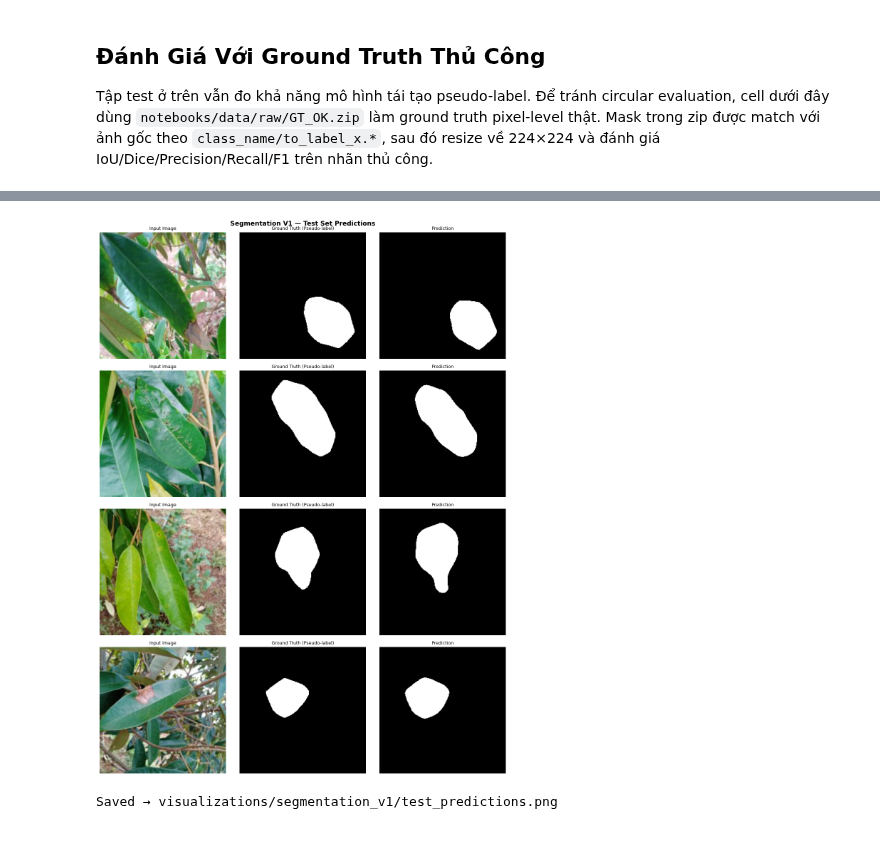
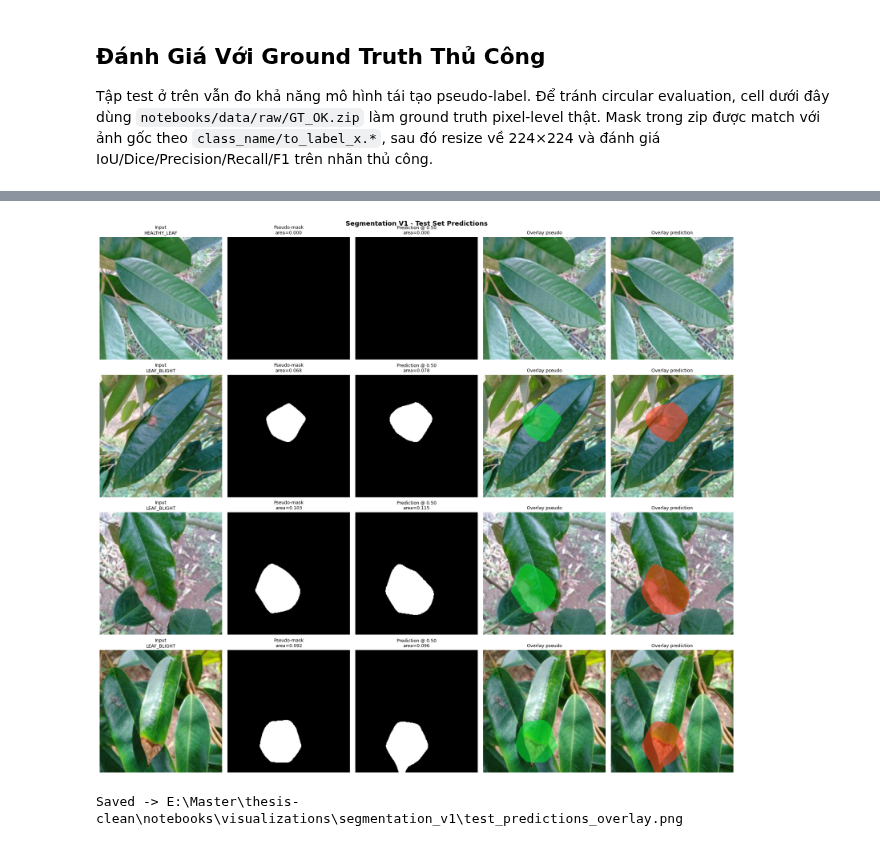
Before and after one commit to HieuDoan188/durian_leaf, a Jupyter notebook: notebooks/05-v1-unet-segmentation-baseline.ipynb, the cells around one changed output, grey strips where cells are left out. Saved outputs shown, nothing was run; the diff lists cells and outputs as text; code cells hidden in the pictures.

```diff
--- a/notebooks/05-v1-unet-segmentation-baseline.ipynb
+++ b/notebooks/05-v1-unet-segmentation-baseline.ipynb
@@ -199,6 +419,7 @@ Loss = BCE + Dice: BCE penalize từng pixel độc lập, Dice tối ưu overla
 # %%
 model = EfficientNetUNet(num_classes=1, pretrained=True).to(device)
 criterion_bce = nn.BCEWithLogitsLoss()
+
 
 def dice_loss(pred, target, smooth=1):
     pred = torch.sigmoid(pred)
@@ -207,7 +428,8 @@ def dice_loss(pred, target, smooth=1):
     dice = (2.0 * intersection + smooth) / (union + smooth)
     return 1 - dice
 
-optimizer = optim.Adam(model.parameters(), lr=1e-4)
+
+optimizer = optim.Adam(model.parameters(), lr=CONFIG["learning_rate"])
 scheduler = optim.lr_scheduler.ReduceLROnPlateau(optimizer, mode='min', patience=2, factor=0.5)
 # %% [markdown]
 ## Metrics
@@ -406,0 +620,10 @@ Epoch 11/30 | train_loss=0.2389 val_loss=0.3228 | train_iou=0.7993 val_iou=0.749
+# %%
+with open(metrics_dir / 'training_history.json', 'w') as f:
+    json.dump(history, f, indent=2)
+
+best_val_loss = float(np.min(history['val_loss'])) if history['val_loss'] else float('nan')
+best_val_loss_epoch = int(np.argmin(history['val_loss']) + 1) if history['val_loss'] else -1
+best_val_iou_epoch = int(np.argmax(history['val_iou']) + 1) if history['val_iou'] else -1
+print(f"\nBest val_loss: {best_val_loss:.4f} (epoch {best_val_loss_epoch})")
+print(f"Best val_iou:  {best_val_iou:.4f} (epoch {best_val_iou_epoch})")
+print(f"Training history saved -> {metrics_dir / 'training_history.json'}")
@@ -428,7 +698,7 @@ Epoch 11/30 | train_loss=0.2389 val_loss=0.3228 | train_iou=0.7993 val_iou=0.749
 Val set đã được dùng để chọn checkpoint và điều chỉnh scheduler — không còn khách quan. Test set là lần đầu tiên và duy nhất model gặp những ảnh này. Số từ test set mới là số báo cáo.
 # %%
 # Load best model
-best_ckpt = os.path.join(ckpt_dir, 'efficientnet_unet_best.pth')
+best_ckpt = ckpt_dir / 'efficientnet_unet_best.pth'
 ckpt = torch.load(best_ckpt, map_location=device)
 model.load_state_dict(ckpt['model_state_dict'])
 model.eval()
@@ -445,7 +715,7 @@ print(f"F1:        {test_metrics['f1']:.4f}")
 
 # Lưu test metrics
 test_results = {'test_loss': test_loss, **test_metrics}
-with open(os.path.join(metrics_dir, 'test_metrics.json'), 'w') as f:
+with open(metrics_dir / 'test_metrics.json', 'w') as f:
     json.dump(test_results, f, indent=2)
 print('Test metrics saved.')
 # %% [output]
@@ -644,46 +929,61 @@ Saved → visualizations/segmentation_v1/training_curves.png
 # %%
 model.eval()
 sample_batch = next(iter(test_loader))
 imgs = sample_batch['image'].to(device)
 masks_gt = sample_batch['label']
 
 with torch.no_grad():
     outputs = model(imgs)
-    preds = (torch.sigmoid(outputs) > 0.5).float()
+    probs = torch.sigmoid(outputs)
+    preds = (probs > CONFIG["prediction_threshold"]).float()
 
 n_show = min(4, len(imgs))
-fig, axes = plt.subplots(n_show, 3, figsize=(12, 4 * n_show))
-fig.suptitle("Segmentation V1 — Test Set Predictions", fontsize=13, fontweight="bold")
+fig, axes = plt.subplots(n_show, 5, figsize=(18, 4 * n_show))
+fig.suptitle("Segmentation V1 - Test Set Predictions", fontsize=13, fontweight="bold")
 if n_show == 1:
     axes = axes.reshape(1, -1)
 
 mean = torch.tensor([0.485, 0.456, 0.406]).view(3, 1, 1)
-std  = torch.tensor([0.229, 0.224, 0.225]).view(3, 1, 1)
+std = torch.tensor([0.229, 0.224, 0.225]).view(3, 1, 1)
 
 for i in range(n_show):
     img_denorm = (imgs[i].cpu() * std + mean).clamp(0, 1).permute(1, 2, 0).numpy()
-    gt_mask    = masks_gt[i, 0].numpy()
-    pred_mask  = preds[i, 0].cpu().numpy()
+    pseudo_mask = masks_gt[i, 0].numpy()
+    pred_mask = preds[i, 0].cpu().numpy()
+    prob_map = probs[i, 0].cpu().numpy()
+
+    pseudo_overlay = img_denorm.copy()
+    pseudo_overlay[pseudo_mask > 0.5] = pseudo_overlay[pseudo_mask > 0.5] * 0.45 + np.array([0.0, 0.9, 0.2]) * 0.55
+    pred_overlay = img_denorm.copy()
+    pred_overlay[pred_mask > 0.5] = pred_overlay[pred_mask > 0.5] * 0.45 + np.array([1.0, 0.25, 0.1]) * 0.55
 
     axes[i, 0].imshow(img_denorm)
-    axes[i, 0].set_title("Input Image", fontsize=9)
+    axes[i, 0].set_title(f"Input\n{sample_batch['class_name'][i]}", fontsize=9)
     axes[i, 0].axis("off")
 
-    axes[i, 1].imshow(gt_mask, cmap="gray")
-    axes[i, 1].set_title("Ground Truth (Pseudo-label)", fontsize=9)
+    axes[i, 1].imshow(pseudo_mask, cmap="gray")
+    axes[i, 1].set_title(f"Pseudo-mask\narea={pseudo_mask.mean():.3f}", fontsize=9)
     axes[i, 1].axis("off")
 
     axes[i, 2].imshow(pred_mask, cmap="gray")
-    axes[i, 2].set_title("Prediction", fontsize=9)
+    axes[i, 2].set_title(f"Prediction @ {CONFIG['prediction_threshold']:.2f}\narea={pred_mask.mean():.3f}", fontsize=9)
     axes[i, 2].axis("off")
 
+    axes[i, 3].imshow(pseudo_overlay)
+    axes[i, 3].set_title("Overlay pseudo", fontsize=9)
+    axes[i, 3].axis("off")
+
+    axes[i, 4].imshow(pred_overlay)
+    axes[i, 4].set_title("Overlay prediction", fontsize=9)
+    axes[i, 4].axis("off")
+
 plt.tight_layout()
-plt.savefig(os.path.join(VIZ_DIR, "test_predictions.png"), dpi=150, bbox_inches="tight")
+plt.savefig(VIZ_DIR / "test_predictions_overlay.png", dpi=150, bbox_inches="tight")
 plt.show()
-print(f"Saved → {VIZ_DIR}/test_predictions.png")
+print(f"Saved -> {VIZ_DIR / 'test_predictions_overlay.png'}")
 # %% [output]
-[figure, old version]
+[figure, new version]
-Saved → visualizations/segmentation_v1/test_predictions.png
+Saved -> E:\Master\thesis-clean\notebooks\visualizations\segmentation_v1\test_predictions_overlay.png
 # %% [markdown]
 ---
 
```
Also changed, not shown: parts of 21 cells of this notebook, 4 other files.
